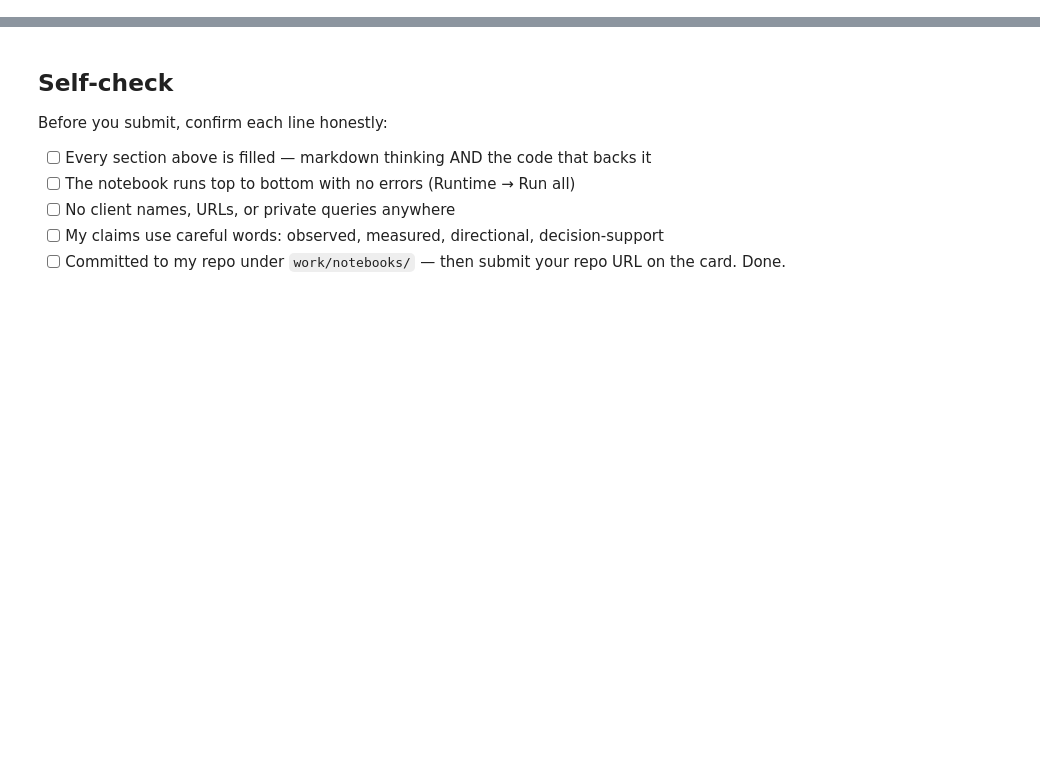
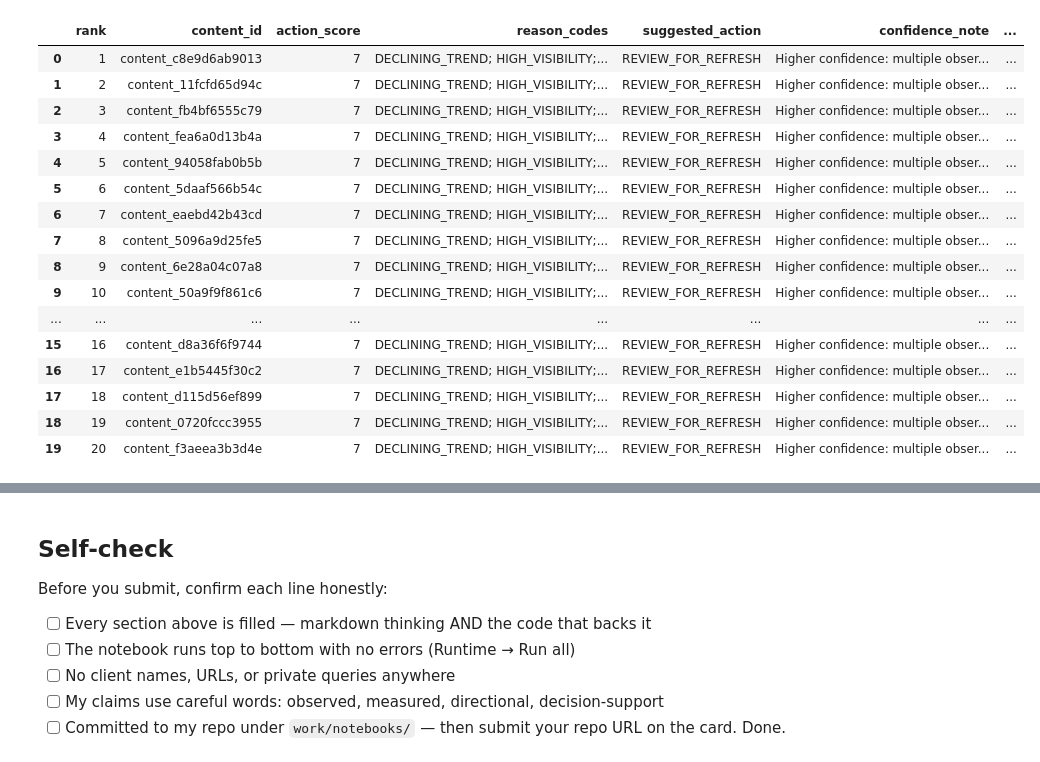
Before and after one commit to Rimshakalhoro/flyrank-ml-internship-rimsha, a Jupyter notebook: work/notebooks/w04_baseline_score.ipynb, the cells around one changed output, grey strips where cells are left out. Saved outputs shown, nothing was run; the diff lists cells and outputs as text; code cells hidden in the pictures; blank space fills up the shorter version.

```diff
--- a/work/notebooks/w04_baseline_score.ipynb
+++ b/work/notebooks/w04_baseline_score.ipynb
@@ -36,0 +37,20 @@ This skeleton is yours to fill. Work the sections **in order** — each one has
+# %%
+# ==========================================
+# SECTION 1 — LOAD DATA AND DEFINE RULE
+# ==========================================
+
+import pandas as pd
+import numpy as np
+
+url = "https://raw.githubusercontent.com/Rimshakalhoro/flyrank-ml-internship-rimsha/main/data/raw/content_refresh_anonymized.csv"
+
+df = pd.read_csv(url)
+
+print("Rows:", len(df))
+print("Columns:", len(df.columns))
+
+print("\nBaseline rule signals:")
+print("- Declining trend")
+print("- Search visibility")
+print("- Low engagement")
+print("- Content freshness")
@@ -36,0 +259,75 @@ This skeleton is yours to fill. Work the sections **in order** — each one has
+# %%
+# ==========================================
+# SECTION 3 — TOP-20 REVIEW
+# ==========================================
+
+top20 = baseline.head(20).copy()
+
+def suggest_action(reasons):
+    if "DECLINING_TREND" in reasons:
+        return "REVIEW_FOR_REFRESH"
+    elif "STALE_CONTENT" in reasons:
+        return "REVIEW_FRESHNESS"
+    elif "LOW_ENGAGEMENT" in reasons:
+        return "REVIEW_ENGAGEMENT"
+    else:
+        return "MONITOR"
+
+def confidence_note(score):
+    if score >= 6:
+        return "Higher confidence: multiple observable signals support review."
+    elif score >= 4:
+        return "Medium confidence: several signals support review."
+    else:
+        return "Lower confidence: limited evidence from the baseline rule."
+
+def what_makes_it_wrong(reasons):
+    return (
+        "The observed signals may not reflect a problem that content changes can solve. "
+        "Performance may be affected by seasonality, demand changes, measurement limits, "
+        "or other factors not represented by this baseline rule."
+    )
+
+top20["suggested_action"] = top20[
+    "reason_codes"
+].apply(suggest_action)
+
+top20["confidence_note"] = top20[
+    "action_score"
+].apply(confidence_note)
+
+top20["what_would_make_it_wrong"] = top20[
+    "reason_codes"
+].apply(what_makes_it_wrong)
+
+review_columns = [
+    "rank",
+    "content_id",
+    "action_score",
+    "reason_codes",
+    "suggested_action",
+    "confidence_note",
+    "what_would_make_it_wrong"
+]
+
+top20_review = top20[review_columns]
+
+top20_review
+# %% [output]
+|  | rank | content_id | action_score | reason_codes | suggested_action | confidence_note | ... |
+| 0 | 1 | content_c8e9d6ab9013 | 7 | DECLINING_TREND; HIGH_VISIBILITY;... | REVIEW_FOR_REFRESH | Higher confidence: multiple obser... | ... |
+| 1 | 2 | content_11fcfd65d94c | 7 | DECLINING_TREND; HIGH_VISIBILITY;... | REVIEW_FOR_REFRESH | Higher confidence: multiple obser... | ... |
+| 2 | 3 | content_fb4bf6555c79 | 7 | DECLINING_TREND; HIGH_VISIBILITY;... | REVIEW_FOR_REFRESH | Higher confidence: multiple obser... | ... |
+| 3 | 4 | content_fea6a0d13b4a | 7 | DECLINING_TREND; HIGH_VISIBILITY;... | REVIEW_FOR_REFRESH | Higher confidence: multiple obser... | ... |
+| 4 | 5 | content_94058fab0b5b | 7 | DECLINING_TREND; HIGH_VISIBILITY;... | REVIEW_FOR_REFRESH | Higher confidence: multiple obser... | ... |
+| 5 | 6 | content_5daaf566b54c | 7 | DECLINING_TREND; HIGH_VISIBILITY;... | REVIEW_FOR_REFRESH | Higher confidence: multiple obser... | ... |
+| 6 | 7 | content_eaebd42b43cd | 7 | DECLINING_TREND; HIGH_VISIBILITY;... | REVIEW_FOR_REFRESH | Higher confidence: multiple obser... | ... |
+| 7 | 8 | content_5096a9d25fe5 | 7 | DECLINING_TREND; HIGH_VISIBILITY;... | REVIEW_FOR_REFRESH | Higher confidence: multiple obser... | ... |
+| 8 | 9 | content_6e28a04c07a8 | 7 | DECLINING_TREND; HIGH_VISIBILITY;... | REVIEW_FOR_REFRESH | Higher confidence: multiple obser... | ... |
+| 9 | 10 | content_50a9f9f861c6 | 7 | DECLINING_TREND; HIGH_VISIBILITY;... | REVIEW_FOR_REFRESH | Higher confidence: multiple obser... | ... |
+| ... | ... | ... | ... | ... | ... | ... | ... |
+| 15 | 16 | content_d8a36f6f9744 | 7 | DECLINING_TREND; HIGH_VISIBILITY;... | REVIEW_FOR_REFRESH | Higher confidence: multiple obser... | ... |
+| 16 | 17 | content_e1b5445f30c2 | 7 | DECLINING_TREND; HIGH_VISIBILITY;... | REVIEW_FOR_REFRESH | Higher confidence: multiple obser... | ... |
+| 17 | 18 | content_d115d56ef899 | 7 | DECLINING_TREND; HIGH_VISIBILITY;... | REVIEW_FOR_REFRESH | Higher confidence: multiple obser... | ... |
+| 18 | 19 | content_0720fccc3955 | 7 | DECLINING_TREND; HIGH_VISIBILITY;... | REVIEW_FOR_REFRESH | Higher confidence: multiple obser... | ... |
+| 19 | 20 | content_f3aeea3b3d4e | 7 | DECLINING_TREND; HIGH_VISIBILITY;... | REVIEW_FOR_REFRESH | Higher confidence: multiple obser... | ... |
```
Also changed, not shown: parts of 16 cells of this notebook.
